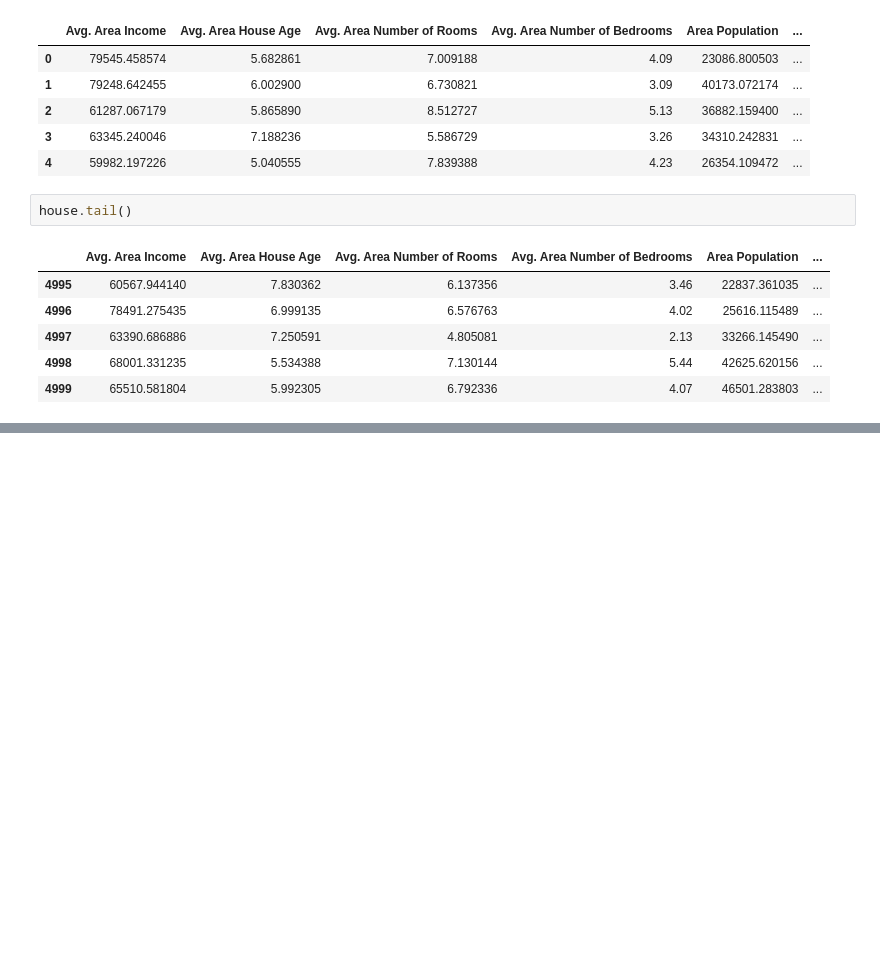
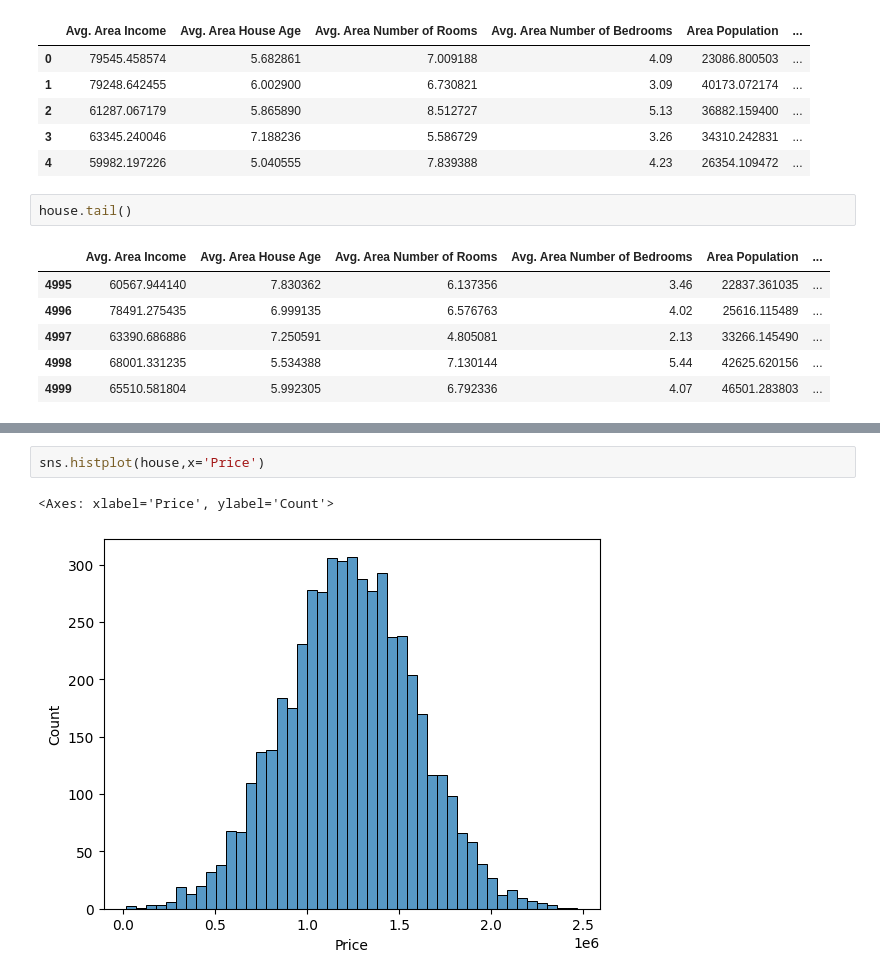
Before and after one commit to MUHAMMEDQULIYEV/Machine_Learning, a Jupyter notebook: LearnLinearRegression/learn1.ipynb, the cells around one changed output, grey strips where cells are left out. Drawn from its saved outputs; the diff is of its cells as text; blank space fills up the shorter version.

```diff
--- a/LearnLinearRegression/learn1.ipynb
+++ b/LearnLinearRegression/learn1.ipynb
@@ -28,0 +71,5 @@ house.tail()
+# %%
+sns.histplot(house,x='Price')
+# %% [output]
+<Axes: xlabel='Price', ylabel='Count'>
+[figure, added]
```
Also changed, not shown: parts of 7 cells of this notebook.
